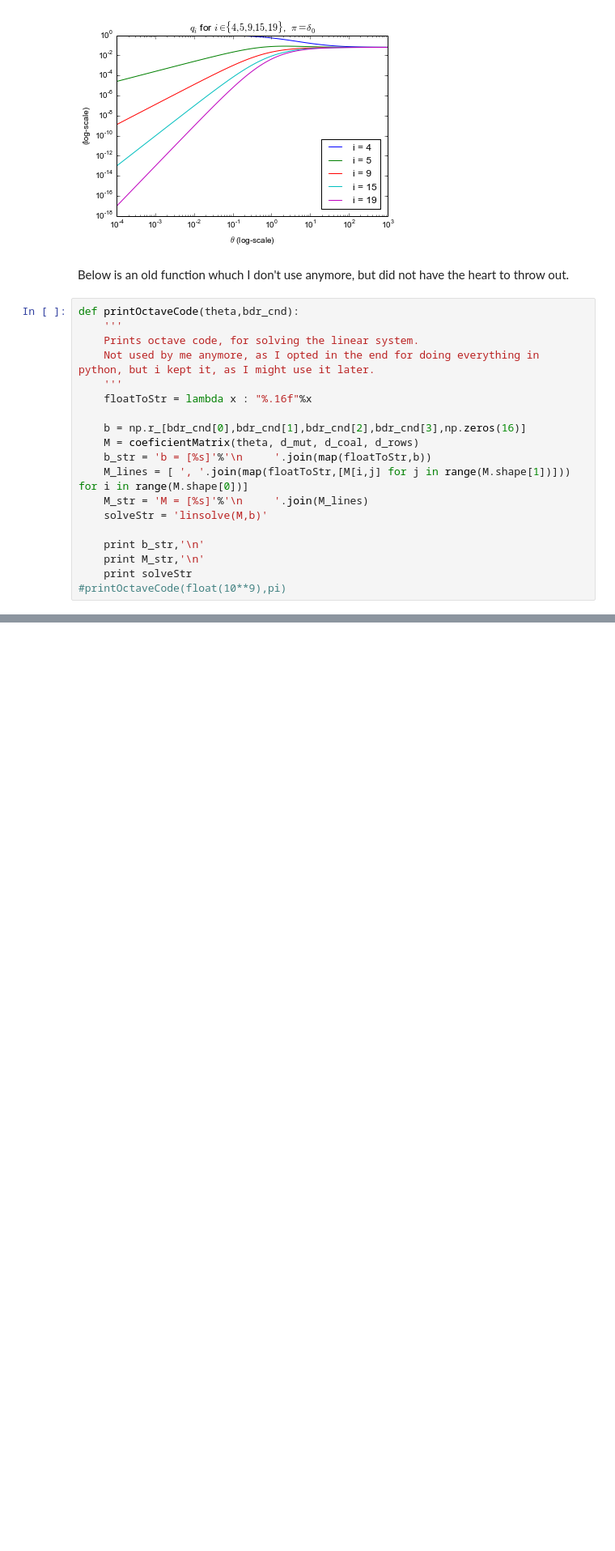
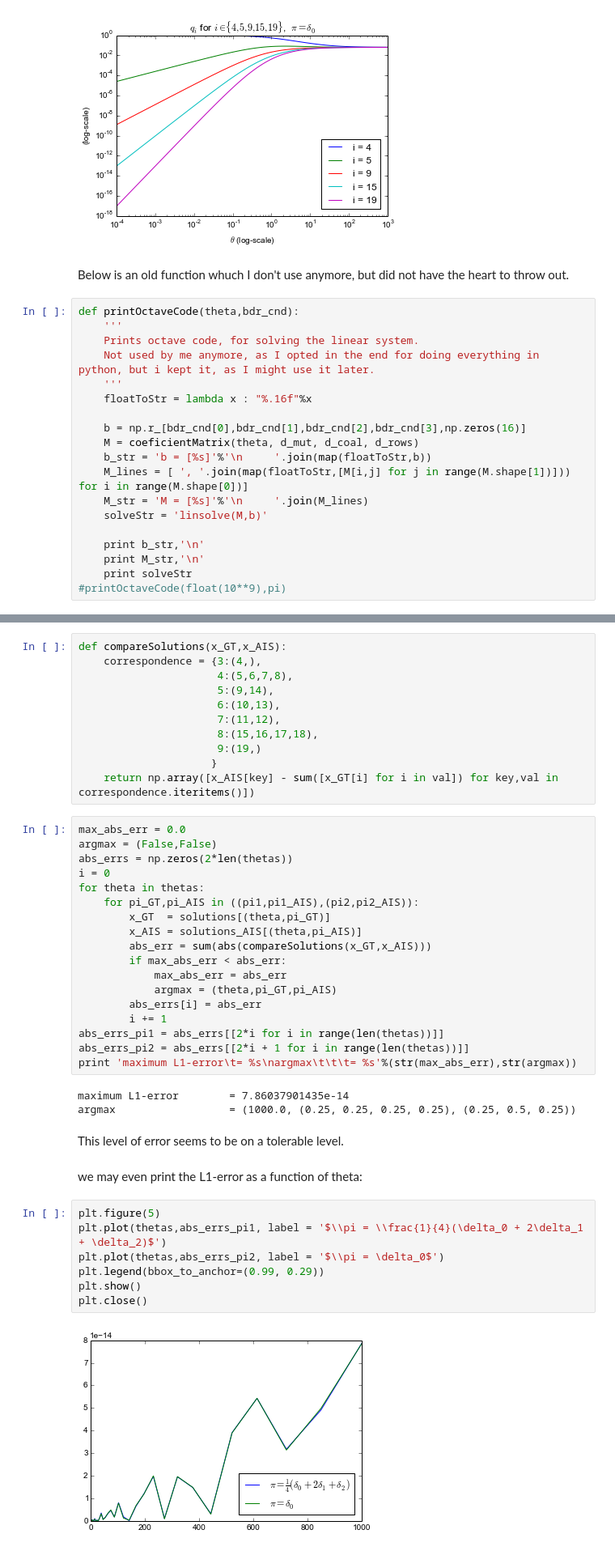
Before and after one commit to Cronjaeger/almost-infinite-sites-recursions, a Jupyter notebook: ipython_notebooks/explicit_solution_of_recursions.ipynb, the cells around one changed output, grey strips where cells are left out. Shown: that part at 81% size. Drawn from its saved outputs; the diff is of its cells as text; blank space fills up the shorter version.

```diff
--- a/ipython_notebooks/explicit_solution_of_recursions.ipynb
+++ b/ipython_notebooks/explicit_solution_of_recursions.ipynb
@@ -310,0 +579,45 @@ def printOctaveCode(theta,bdr_cnd):
+# %%
+def compareSolutions(x_GT,x_AIS):
+    correspondence = {3:(4,),
+                      4:(5,6,7,8),
+                      5:(9,14),
+                      6:(10,13),
+                      7:(11,12),
+                      8:(15,16,17,18),
+                      9:(19,)
+                     }
+    return np.array([x_AIS[key] - sum([x_GT[i] for i in val]) for key,val in correspondence.iteritems()])
+# %%
+max_abs_err = 0.0
+argmax = (False,False)
+abs_errs = np.zeros(2*len(thetas))
+i = 0
+for theta in thetas:
+    for pi_GT,pi_AIS in ((pi1,pi1_AIS),(pi2,pi2_AIS)):
+        x_GT  = solutions[(theta,pi_GT)]
+        x_AIS = solutions_AIS[(theta,pi_AIS)]
+        abs_err = sum(abs(compareSolutions(x_GT,x_AIS)))
+        if max_abs_err < abs_err:
+            max_abs_err = abs_err
+            argmax = (theta,pi_GT,pi_AIS)
+        abs_errs[i] = abs_err
+        i += 1
+abs_errs_pi1 = abs_errs[[2*i for i in range(len(thetas))]]
+abs_errs_pi2 = abs_errs[[2*i + 1 for i in range(len(thetas))]]
+print 'maximum L1-error\t= %s\nargmax\t\t\t= %s'%(str(max_abs_err),str(argmax))
+# %% [output]
+maximum L1-error        = 7.86037901435e-14
+argmax                  = (1000.0, (0.25, 0.25, 0.25, 0.25), (0.25, 0.5, 0.25))
+# %% [markdown]
+This level of error seems to be on a tolerable level.
+# %% [markdown]
+we may even print the L1-error as a function of theta:
+# %%
+plt.figure(5)
+plt.plot(thetas,abs_errs_pi1, label = '$\\pi = \\frac{1}{4}(\delta_0 + 2\delta_1 + \delta_2)$')
+plt.plot(thetas,abs_errs_pi2, label = '$\\pi = \delta_0$')
+plt.legend(bbox_to_anchor=(0.99, 0.29))
+plt.show()
+plt.close()
+# %% [output]
+[figure, added]
```
Also changed, not shown: parts of 37 cells of this notebook, 20 other files.
